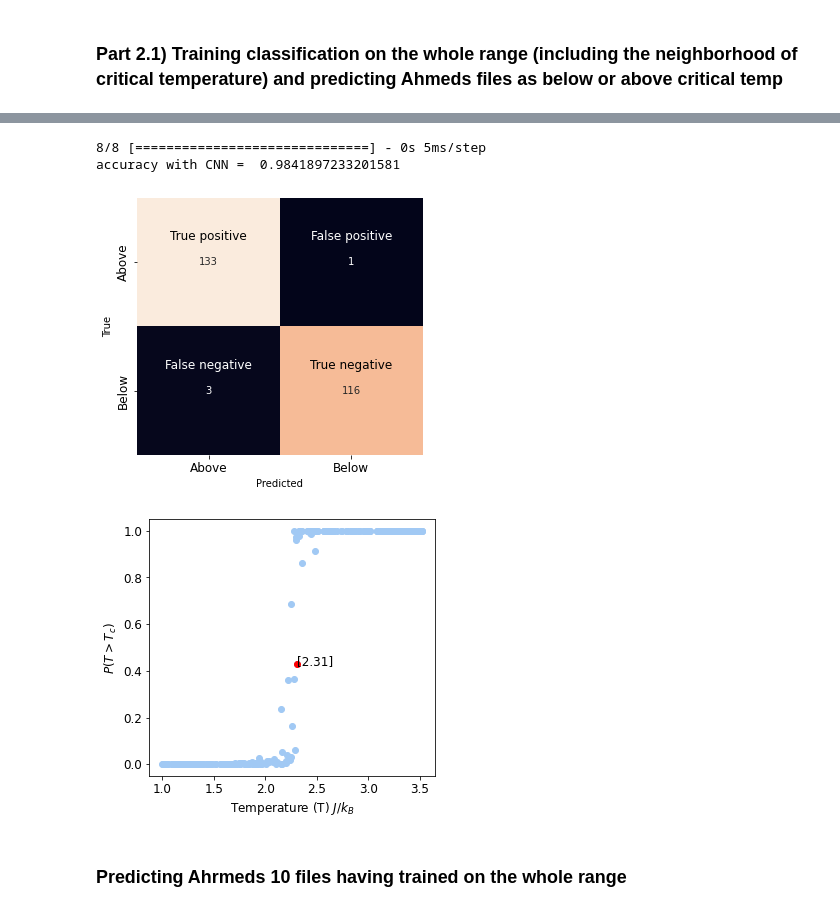
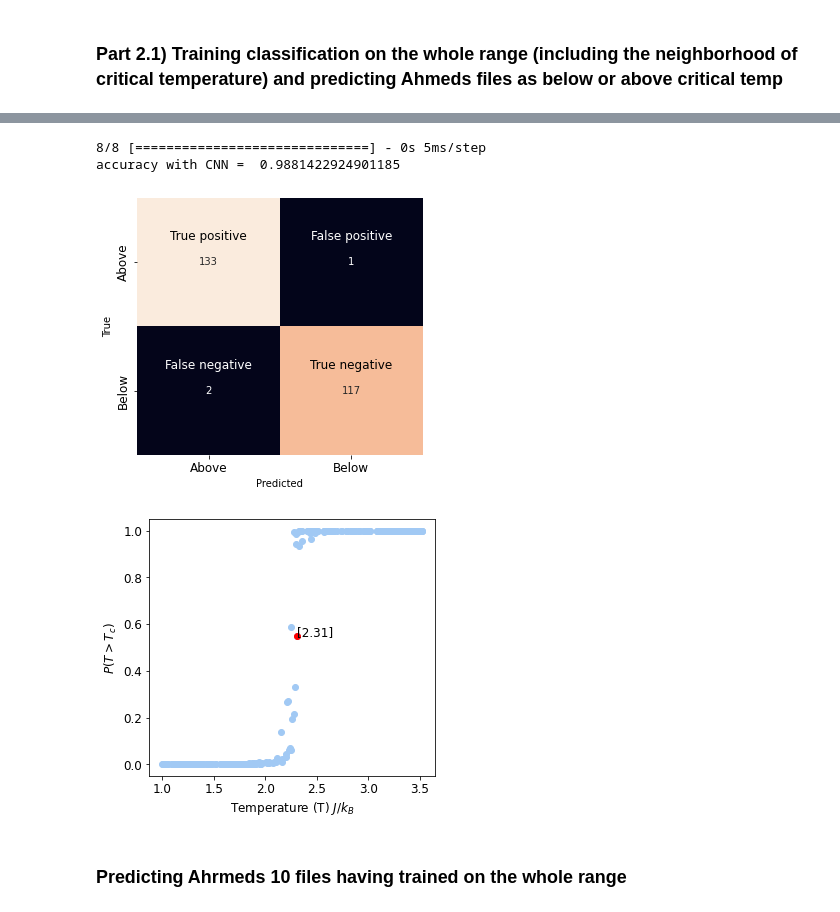
Before and after one commit to Daniel-Haas-B/ml_lattice_qcd, a Jupyter notebook: analysis/lattice_test.ipynb, the cells around one changed output, grey strips where cells are left out. Drawn from its saved outputs; the diff is of its cells as text; code cells hidden in the pictures.

```diff
--- a/analysis/lattice_test.ipynb
+++ b/analysis/lattice_test.ipynb
@@ -137,7 +137,7 @@ adam = Adam(learning_rate=0.0001, beta_1=0.9, beta_2=0.999, amsgrad=False)
 model.compile(optimizer=sgd, loss='binary_crossentropy', metrics=['accuracy'])
 
 # train the model
-history = model.fit(Xtrain, ytrain, validation_data=(Xtest, ytest), epochs=400, verbose=0)
+history = model.fit(Xtrain, ytrain, validation_data=(Xtest, ytest), epochs=100, verbose=0)
 
 # evaluate the model
 pred = model.predict(Xtest)
@@ -231,7 +231,7 @@ plt.show()
 8/8 [==============================] - 0s 5ms/step
-accuracy with CNN =  0.9841897233201581
+accuracy with CNN =  0.9881422924901185
 [figure]
-[figure, old version]
+[figure, new version]
 # %% [markdown]
 ### Predicting Ahrmeds 10 files having trained on the whole range
 # %%
```
Also changed, not shown: parts of 4 cells of this notebook.
